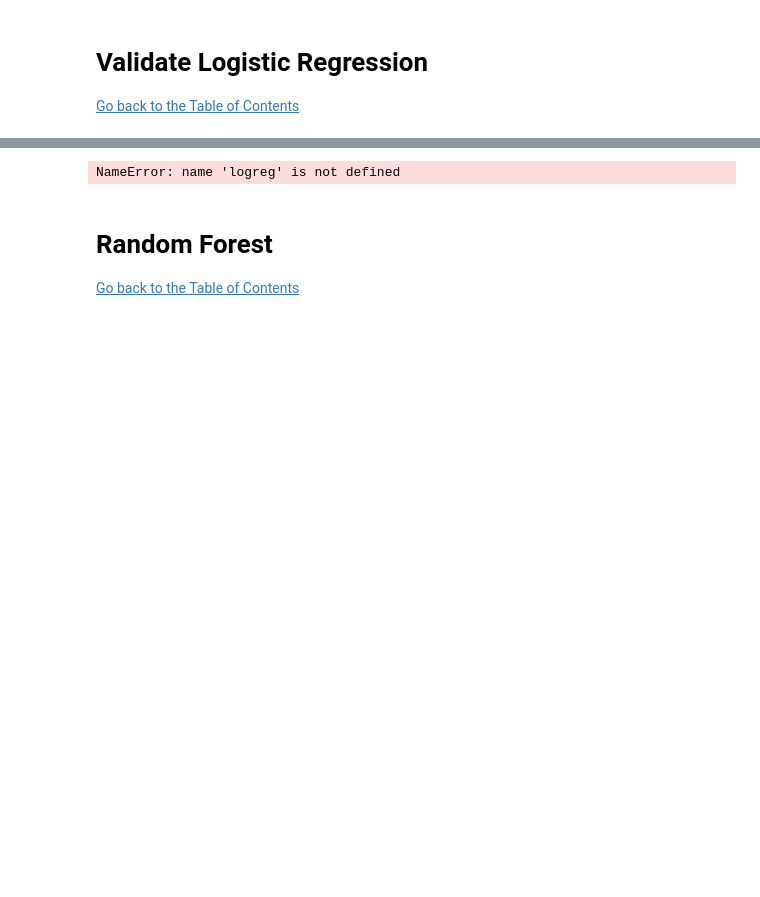
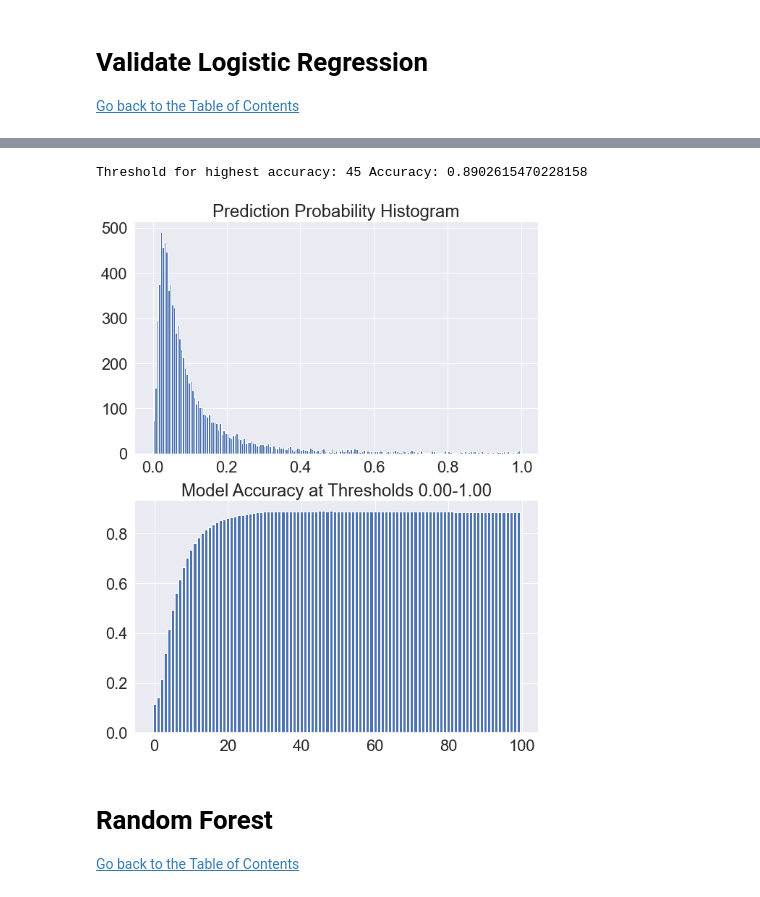
Before and after one commit to TimMango/Python_Encyclopedia, a Jupyter notebook: Modeling_Functions.ipynb, the cells around one changed output, grey strips where cells are left out. Saved outputs shown, nothing was run; the diff lists cells and outputs as text; code cells hidden in the pictures; blank space fills up the shorter version.

```diff
--- a/Modeling_Functions.ipynb
+++ b/Modeling_Functions.ipynb
@@ -543,9 +581,0 @@ Threshold for highest accuracy: 47 Accuracy: 0.8933897173380815
-# %%
-x['x'] = pd.DataFrame(logreg.predict_proba(x_test_complete)[:,1])
-for i in range(0,100):
-    x['threshold_probs'   + str(0.01 * i)] = np.where(logreg.predict_proba(x_test_complete)[:,1] > (0.01  * i), 1, 0)
-    x['accuracy' + str(i)] = accuracy_score(y_test, x[0.01 * i])
-#     preds = np.where(logreg.predict_proba(x_test_complete)[:,1] > (0.01 * i), 1, 0)
-#     accuracy.append(accuracy_score(y_test, preds))
-# %% [output]
-NameError: name 'logreg' is not defined
@@ -561,41 +582,44 @@ accuracy_score(y_test, preds3)
 # %%
-# cleaned_data_y = cleaned_data.loc[:, cleaned_data.columns == 'subscribed_deposit']
-# cleaned_data_x = cleaned_data.loc[:, cleaned_data.columns != 'subscribed_deposit']
+cleaned_data_y = cleaned_data.loc[:, cleaned_data.columns == 'subscribed_deposit']
+cleaned_data_x = cleaned_data.loc[:, cleaned_data.columns != 'subscribed_deposit']
 
-# x_train, x_test, y_train, y_test = train_test_split(cleaned_data_x, cleaned_data_y, test_size=0.2, random_state= 1254)
+x_train, x_test, y_train, y_test = train_test_split(cleaned_data_x, cleaned_data_y, test_size=0.2, random_state= 1254)
 
-# scalar = sklearn.preprocessing.StandardScaler()
+scalar = sklearn.preprocessing.StandardScaler()
 
-# scalar_x_train_numeric = pd.DataFrame(scalar.fit_transform(x_train[['age','balance', 'campaign', 'duration']]), index=x_train[['age','balance', 'campaign', 'duration']].index, columns=['age','balance', 'campaign', 'duration'])
-# scalar_x_test_numeric = pd.DataFrame(scalar.transform(x_test[['age','balance', 'campaign', 'duration']]), index = x_test.index, columns=['age','balance', 'campaign', 'duration'])
+scalar_x_train_numeric = pd.DataFrame(scalar.fit_transform(x_train[['age','balance', 'campaign', 'duration']]), index=x_train[['age','balance', 'campaign', 'duration']].index, columns=['age','balance', 'campaign', 'duration'])
+scalar_x_test_numeric = pd.DataFrame(scalar.transform(x_test[['age','balance', 'campaign', 'duration']]), index = x_test.index, columns=['age','balance', 'campaign', 'duration'])
 
-# #Merge standardized numerical independent variables with categorical independent variables
-# x_train_complete = pd.merge(scalar_x_train_numeric, x_train[x_train.columns.difference(['age','balance', 'campaign', 'duration'])], how = 'left', left_index=True, right_index=True)
-# x_test_complete = pd.merge(scalar_x_test_numeric, x_test[x_test.columns.difference(['age','balance', 'campaign', 'duration'])], how = 'left', left_index=True, right_index=True)
+#Merge standardized numerical independent variables with categorical independent variables
+x_train_complete = pd.merge(scalar_x_train_numeric, x_train[x_train.columns.difference(['age','balance', 'campaign', 'duration'])], how = 'left', left_index=True, right_index=True)
+x_test_complete = pd.merge(scalar_x_test_numeric, x_test[x_test.columns.difference(['age','balance', 'campaign', 'duration'])], how = 'left', left_index=True, right_index=True)
 
-# logreg = LogisticRegression(penalty='l1', C=1.0)
-# logreg.fit(x_train_complete, y_train)
+logreg = LogisticRegression(penalty='l1', C=1.0, solver='saga')
+logreg.fit(x_train_complete, y_train)
 
-# a = logreg.predict_proba(x_test_complete)[:,1]
-# bins = np.arange(0, 1, 0.005).tolist()
-# # plt.hist(a, bins)
-# # plt.title("histogram")
-# # plt.show()
+a = logreg.predict_proba(x_test_complete)[:,1]
+bins = np.arange(0, 1, 0.005).tolist()
+# plt.hist(a, bins)
+# plt.title("histogram")
+# plt.show()
 
-# accuracy=[]
-# for i in range(0,100):
-#     preds = np.where(logreg.predict_proba(x_test_complete)[:,1] > (0.01 * i), 1, 0)
-#     accuracy.append(accuracy_score(y_test, preds))
+accuracy=[]
+for i in range(0,100):
+    preds = np.where(logreg.predict_proba(x_test_complete)[:,1] > (0.01 * i), 1, 0)
+    accuracy.append(accuracy_score(y_test, preds))
 
-# fig, (ax1, ax2) = plt.subplots(2)
-# ax1.hist(a, bins)
-# ax1.set_title('Prediction Probability Histogram')
-# ax2.bar(list(range(0,100)), accuracy, label="Threshhold Accuracy")
-# ax2.set_title('Model Accuracy at Thresholds 0.00-1.00')
+fig, (ax1, ax2) = plt.subplots(2)
+ax1.hist(a, bins)
+ax1.set_title('Prediction Probability Histogram')
+ax2.bar(list(range(0,100)), accuracy, label="Threshhold Accuracy")
+ax2.set_title('Model Accuracy at Thresholds 0.00-1.00')
 
-# ##Highest Accuracy Threshold
+##Highest Accuracy Threshold
 
-# print('Threshold for highest accuracy:', accuracy.index(max(accuracy)), 'Accuracy:', max(accuracy))
+print('Threshold for highest accuracy:', accuracy.index(max(accuracy)), 'Accuracy:', max(accuracy))
+# %% [output]
+Threshold for highest accuracy: 45 Accuracy: 0.8902615470228158
+[figure, added]
 # %% [markdown]
 # Random Forest
 [Go back to the Table of Contents](#Contents)
```
Also changed, not shown: parts of 24 cells of this notebook, 7 other files.
